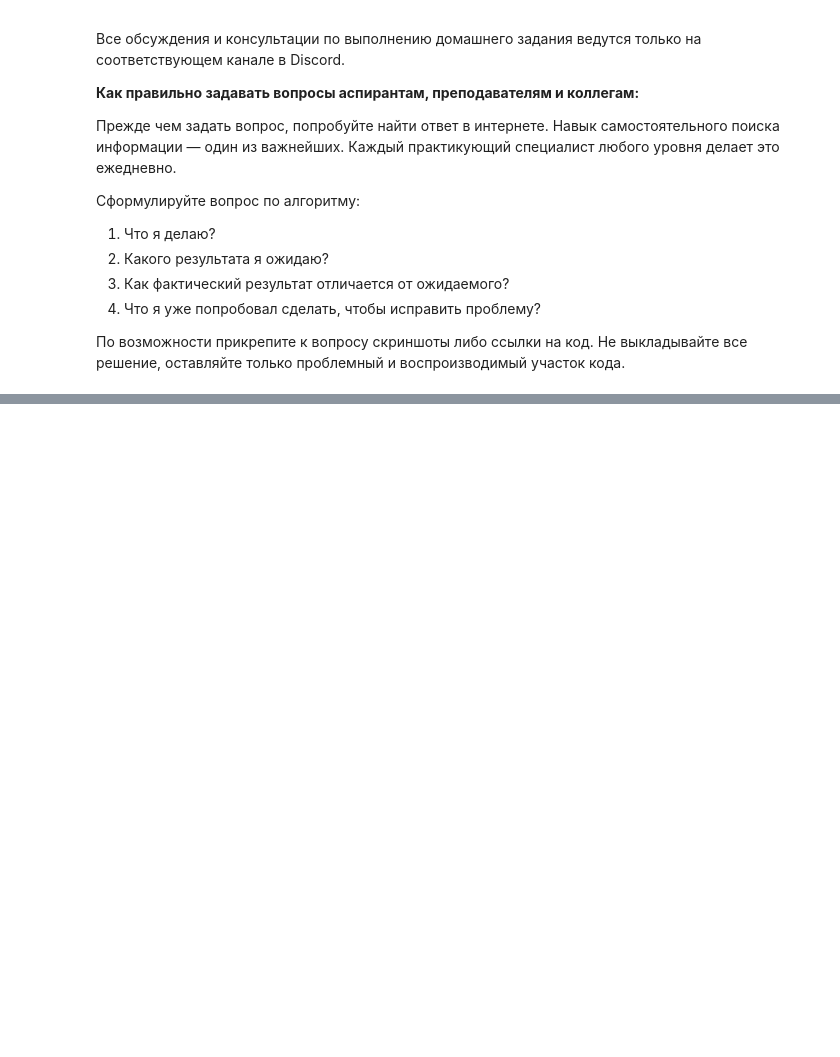
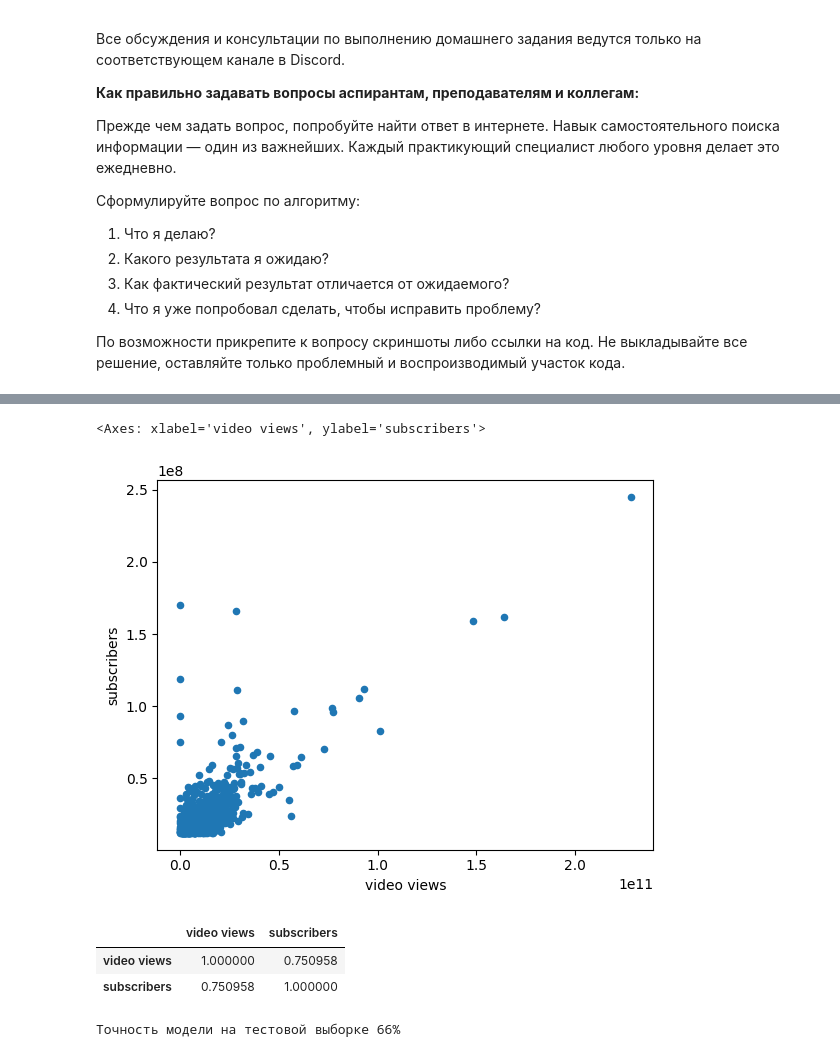
Before and after one commit to catprokhorova/HW_datasets, a Jupyter notebook: ML_3/final.ipynb, the cells around one changed output, grey strips where cells are left out. Saved outputs shown, nothing was run; the diff lists cells and outputs as text; code cells hidden in the pictures; blank space fills up the shorter version.

```diff
--- a/ML_3/final.ipynb
+++ b/ML_3/final.ipynb
@@ -75,0 +56,3 @@
+# %%
+df = pd.read_csv("Global YouTube Statistics.csv", encoding='unicode_escape')
+df.head()
@@ -75,0 +75,28 @@
+# %%
+df.plot(kind='scatter',
+        x='video views',
+        y='subscribers')
+# %% [output]
+<Axes: xlabel='video views', ylabel='subscribers'>
+[figure, added]
+# %%
+# линейная регрессия - предсказание кол-ва подписчиков от кол-ва просмотров
+
+df[['video views', 'subscribers']].corr()
+# %% [output]
+|  | video views | subscribers |
+| video views | 1.000000 | 0.750958 |
+| subscribers | 0.750958 | 1.000000 |
+# %%
+df = df.loc[(df['video views'] > 0)]
+x = df[['video views']]
+y = df['subscribers']
+
+x_train, x_test, y_train, y_test = train_test_split(x, y, test_size=0.30, random_state=42)
+model = LinearRegression()
+model.fit(x_train, y_train)
+
+y_pred = model.predict(x_test)
+print(f"Точность модели на тестовой выборке {round(model.score(x_test, y_test) * 100)}%")
+# %% [output]
+Точность модели на тестовой выборке 66%
```
Also changed, not shown: parts of 11 cells of this notebook, 3 other files.
